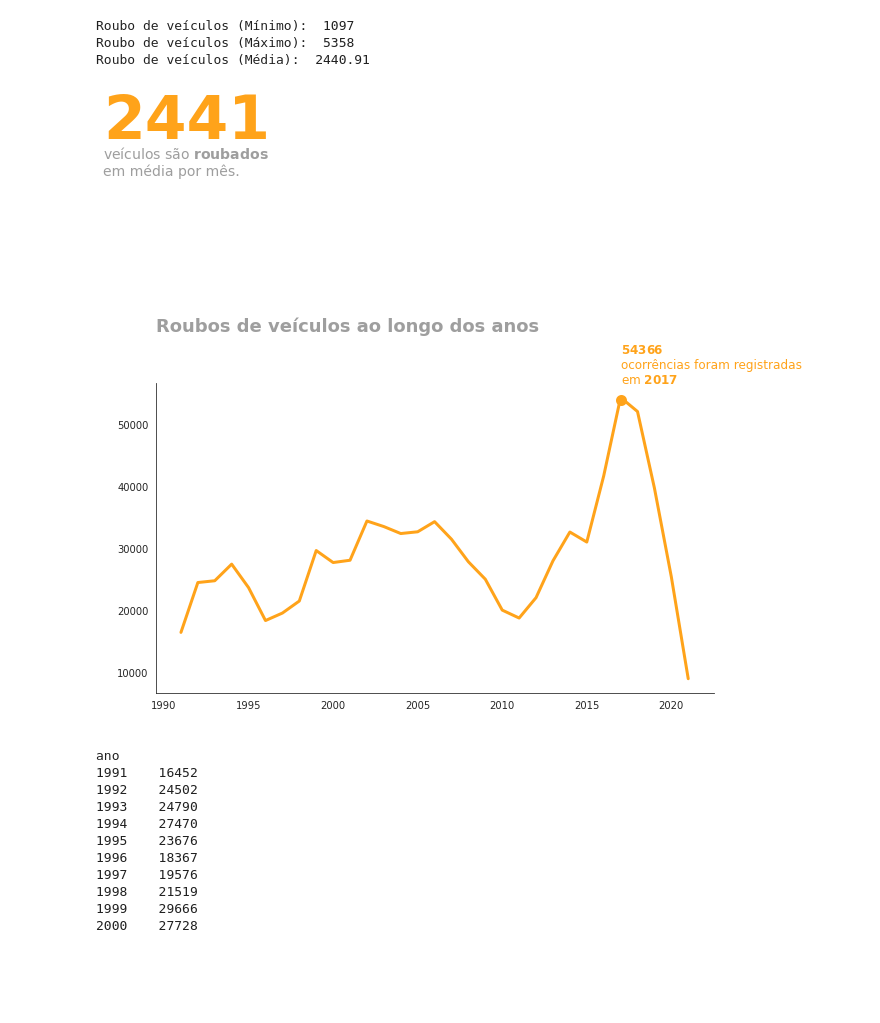
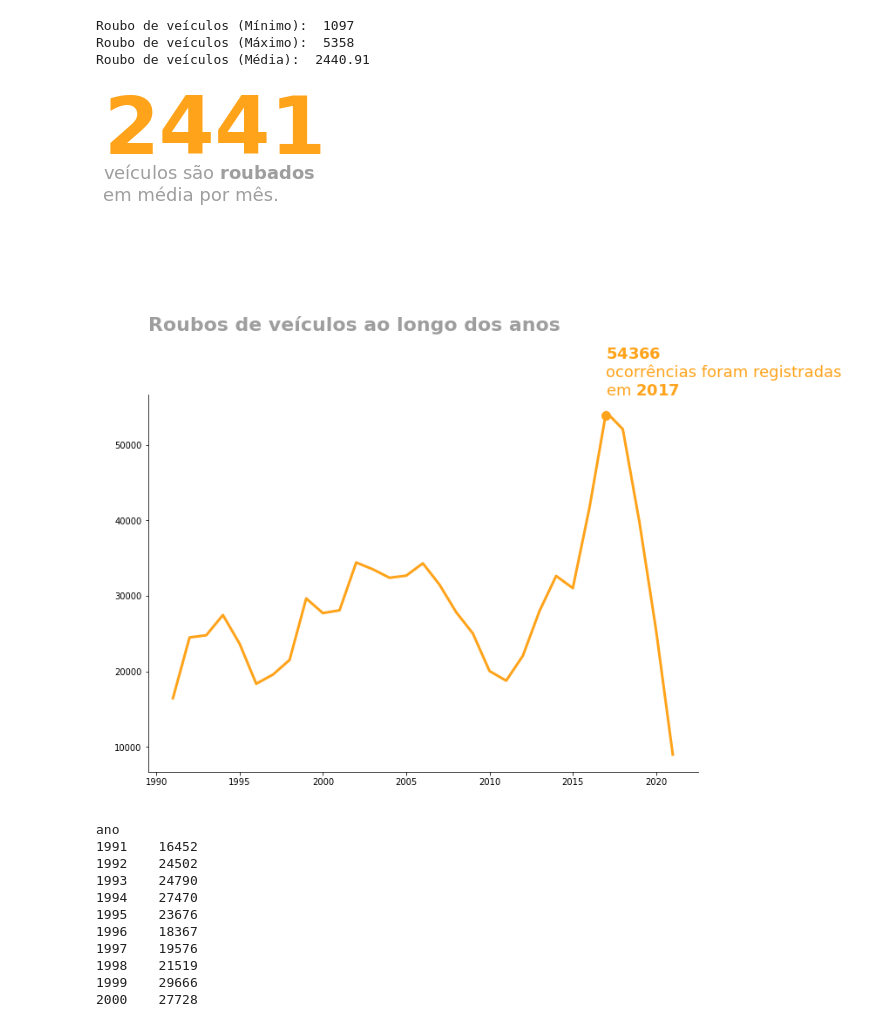
Before and after one commit to roberto-paixao/Analise_Violencia_do_Rio, a Jupyter notebook: Analisando_a_Violência_no_Rio_de_Janeiro.ipynb, the cells around one changed output. Drawn from its saved outputs; the diff is of its cells as text; code cells hidden in the pictures; blank space fills up the shorter version.

```diff
--- a/Analisando_a_Violência_no_Rio_de_Janeiro.ipynb
+++ b/Analisando_a_Violência_no_Rio_de_Janeiro.ipynb
@@ -350,9 +349,8 @@ df.head()
 # %%
 # Plotando a porcentagem de dados ausentes
 # Mostrando apenas os atributos com valores faltantes, descartando os demais.
-sns.set_style('white')
 
-fig, ax = plt.subplots(figsize=(8,8))
+fig, ax = plt.subplots(figsize=(12,10))
 
 missing_percent = df.isnull().mean().sort_values(ascending=False).round(2)*100
 
@@ -381,12 +379,11 @@ ax.text(0,
         -1.7,
         "Porcentagem faltante dos atributos",
         color=CINZA_TITULO,
-        size=18,
+        size=22,
         fontweight="bold")
 
 ax.set_xticklabels([], visible=False)
-
-
+ax.yaxis.set_tick_params(left=False)
 
 sns.despine(left=True, bottom=True);
 # %% [output]
@@ -454,49 +451,49 @@ Roubo de veículos (Média):  2440.91
 fig, ax = plt.subplots(figsize=(5,3))
 
 
-ax.text(0.0, 1, s=f'{round(roubo_med)}', size=60, color=LARANJA, fontweight='bold')
-ax.text(0.0, 0.750, s='veículos são $\\bf{roubados}$\nem média por mês.', size=14, color=CINZA)
+ax.text(0.0, 1, s=f'{round(roubo_med)}', size=80, color=LARANJA, fontweight='bold')
+ax.text(0.0, 0.650, s='veículos são $\\bf{roubados}$\nem média por mês.', size=18, color=CINZA)
 
 sns.despine(left=True, bottom=True)
 ax.xaxis.set_visible(False)
 ax.yaxis.set_visible(False)
 plt.tight_layout()
 # %% [output]
-[figure, old version]
+[figure, new version]
 # %%
 # Gerando o plot do atributo roubo_veiculo
 
 
-fig, ax = plt.subplots(figsize=(10,6))
+fig, ax = plt.subplots(figsize=(12,8))
 
 df_roubo = df.groupby('ano').sum()['roubo_veiculo']
 
 ax.plot(df_roubo, linewidth=3, color=LARANJA)
 ax.scatter(x=df_roubo.idxmax(), y=ax.get_ylim()[1]/1.05, linewidths=5,color=LARANJA)
 
 ax.text(ax.get_xlim()[0],
         ax.get_ylim()[1]*1.15,
         "Roubos de veículos ao longo dos anos",
-        size=18,
+        size=22,
         color=CINZA,
         fontweight='bold')
 
 
 ax.annotate(f"$\\bf{df_roubo.max()}$\nocorrências foram registradas\nem $\\bf{df_roubo.idxmax()}$",
             xy=(df_roubo.idxmax(), ax.get_ylim()[1]),
             xytext=(0,0),
             textcoords="offset points",
             color=LARANJA,
-            size=12
+            size=18
             )
 
 ax.set_xlabel([], color='white')
 ax.set_ylabel([], color='white')
 
 sns.despine()
 plt.tight_layout()
 # %% [output]
-[figure, old version]
+[figure, new version]
 # %%
 df_roubo = df.groupby('ano').sum()['roubo_veiculo']
 df_roubo
```
Also changed, not shown: parts of 43 cells of this notebook.
